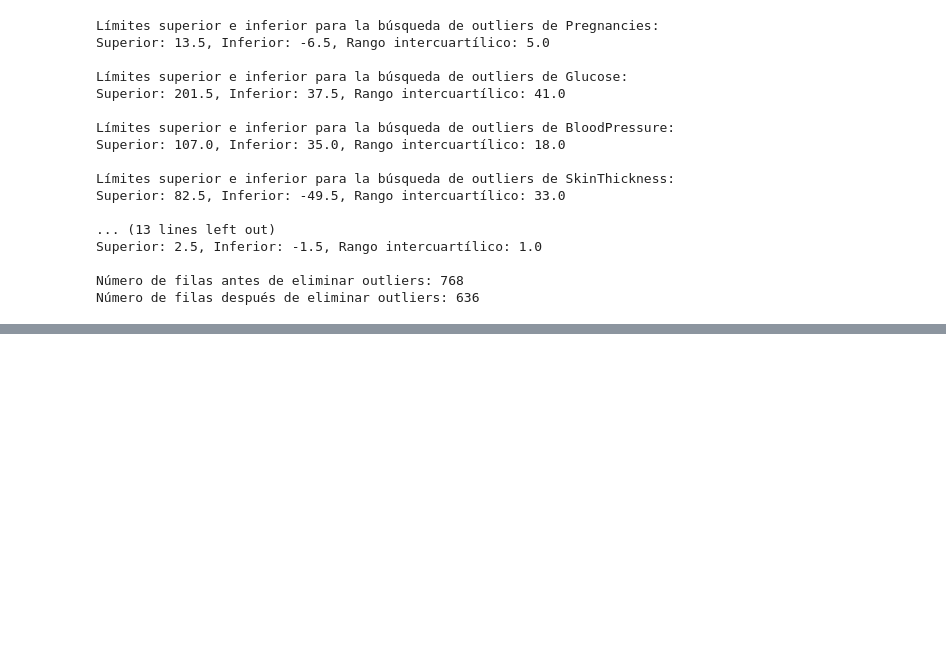
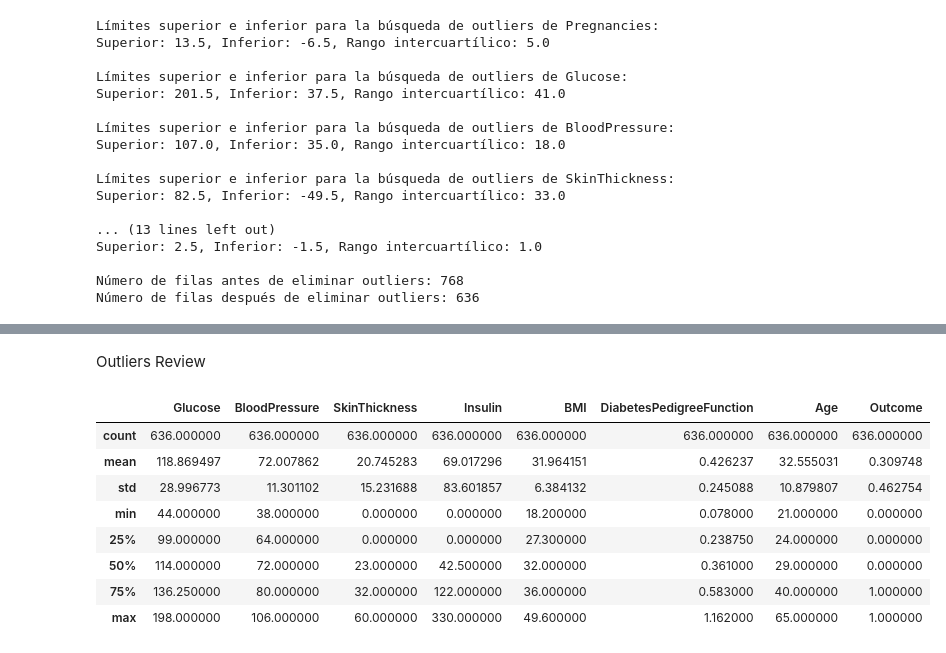
Before and after one commit to Munchkinland/Decision-Tree, a Jupyter notebook: src/explore.ipynb, the cells around one changed output, grey strips where cells are left out. Cells and saved outputs as stored; diff of their text form; code cells hidden in the pictures; blank space fills up the shorter version.

```diff
--- a/src/explore.ipynb
+++ b/src/explore.ipynb
@@ -563,0 +674,14 @@ Número de filas después de eliminar outliers: 636
+# %% [markdown]
+Outliers Review
+# %%
+total_data.describe()
+# %% [output]
+|  | Glucose | BloodPressure | SkinThickness | Insulin | BMI | DiabetesPedigreeFunction | Age | Outcome |
+| count | 636.000000 | 636.000000 | 636.000000 | 636.000000 | 636.000000 | 636.000000 | 636.000000 | 636.000000 |
+| mean | 118.869497 | 72.007862 | 20.745283 | 69.017296 | 31.964151 | 0.426237 | 32.555031 | 0.309748 |
+| std | 28.996773 | 11.301102 | 15.231688 | 83.601857 | 6.384132 | 0.245088 | 10.879807 | 0.462754 |
+| min | 44.000000 | 38.000000 | 0.000000 | 0.000000 | 18.200000 | 0.078000 | 21.000000 | 0.000000 |
+| 25% | 99.000000 | 64.000000 | 0.000000 | 0.000000 | 27.300000 | 0.238750 | 24.000000 | 0.000000 |
+| 50% | 114.000000 | 72.000000 | 23.000000 | 42.500000 | 32.000000 | 0.361000 | 29.000000 | 0.000000 |
+| 75% | 136.250000 | 80.000000 | 32.000000 | 122.000000 | 36.000000 | 0.583000 | 40.000000 | 1.000000 |
+| max | 198.000000 | 106.000000 | 60.000000 | 330.000000 | 49.600000 | 1.162000 | 65.000000 | 1.000000 |
```
Also changed, not shown: parts of 27 cells of this notebook.
